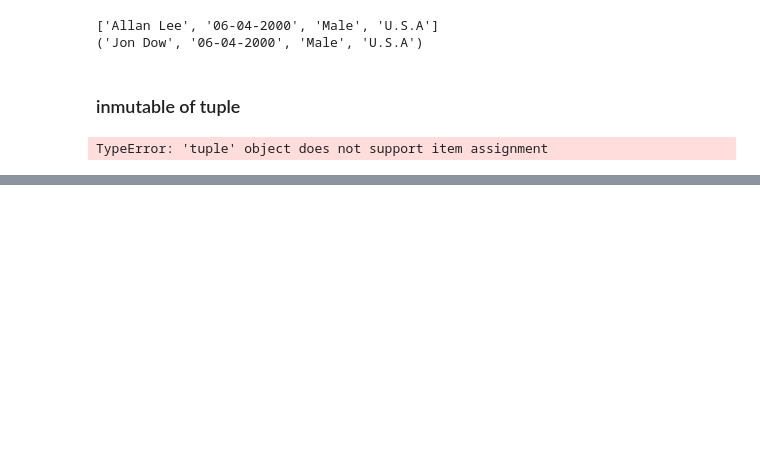
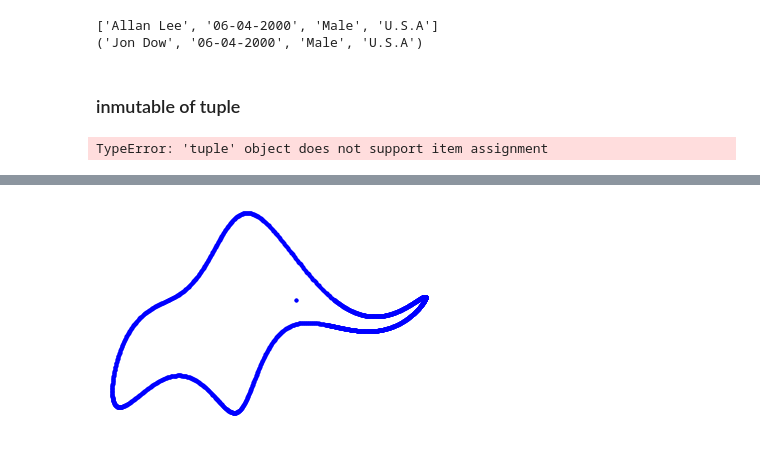
Before and after one commit to ningboyuan/DigitalEconomyDecisionAnalytics, a Jupyter notebook: DEDA_Introduction/DEDA_Introduction.ipynb, the cells around one changed output, grey strips where cells are left out. Cells and saved outputs as stored; diff of their text form; code cells hidden in the pictures; blank space fills up the shorter version.

```diff
--- a/DEDA_Introduction/DEDA_Introduction.ipynb
+++ b/DEDA_Introduction/DEDA_Introduction.ipynb
@@ -305,0 +535,27 @@ for key, value in profile.items():
+# %%
+"""
+Function definition
+"""
+
+
+def square_numeric(x):
+    """ Squares numeric x"""
+    return x ** 2
+
+
+def square_iterable(x):
+    """ Squares numerics in iterable x"""
+    ret = []
+    for i in x:
+        ret.append(square_numeric(i))
+    return ret
+
+
+def square_iterabel_short(x):
+    """ Squares numerics in iterable x"""
+    return [square_numeric(i) for i in x]
+
+
+x = [1, 2, 3, 4, 5]
+square_iterable(x)  # [1, 4, 9, 16, 25]
+square_iterabel_short(x)  # [1, 4, 9, 16, 25]
@@ -305,0 +667,20 @@ for key, value in profile.items():
+# %%
+fig, ax = plt.subplots()
+# initial the elephant body
+x, y = elephant(t=linspace(0.4 + 1.3 * pi, 2 * pi + 0.9 * pi, 1000), p=parameters)
+plt.plot(x, y, 'b.')
+plt.xlim([-75, 90])
+plt.ylim([-70, 87])
+plt.axis('off')
+trunk, = ax.plot([], [], 'b.')  # initialize trunk
+
+ani = animation.FuncAnimation(fig=fig,
+                              func=move_trunk,
+                              frames=1000,
+                              init_func=init_plot,
+                              interval=500,
+                              blit=False,
+                              repeat=True)
+plt.show()
+# %% [output]
+[figure, added]
```
Also changed, not shown: parts of 36 cells of this notebook, 1 other file.
